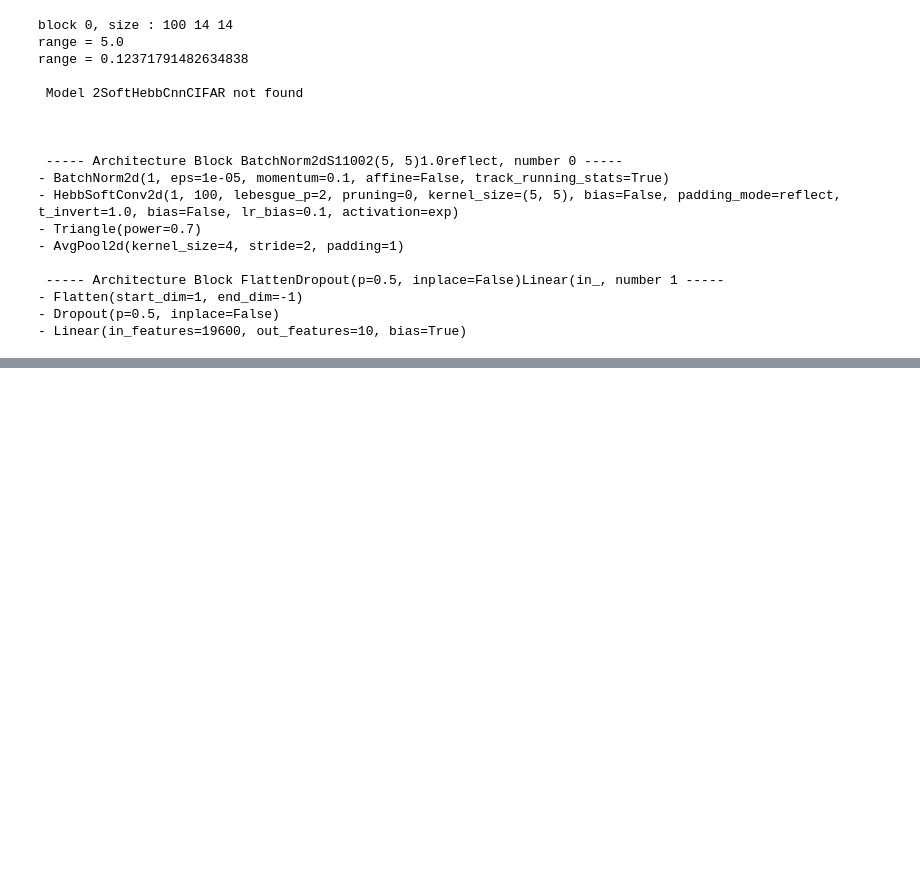
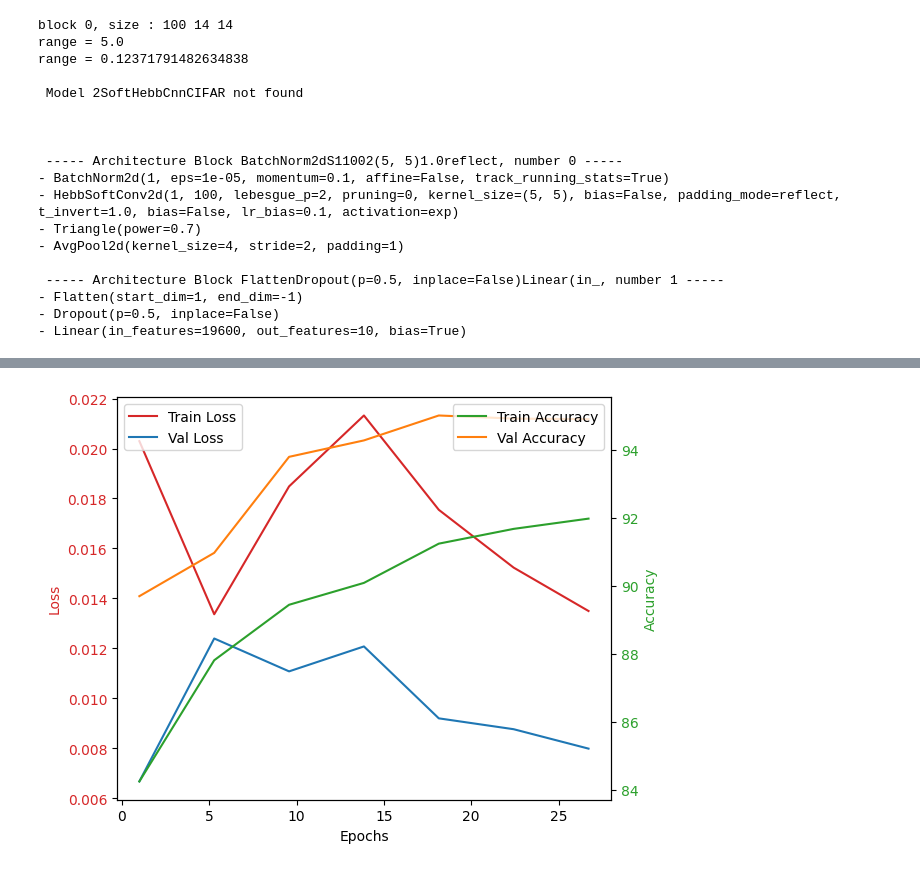
Before and after one commit to ArthurSSS9966/SoftHebb, a Jupyter notebook: NMA_Project.ipynb, the cells around one changed output, grey strips where cells are left out. Saved outputs shown, nothing was run; the diff lists cells and outputs as text; code cells hidden in the pictures; blank space fills up the shorter version.

```diff
--- a/NMA_Project.ipynb
+++ b/NMA_Project.ipynb
@@ -84,7 +84,7 @@ def train_model(
             log_batch = log.step(epoch, log_batch, loss_test, acc_test, lr, save=True)
             log.verbose()
 
-            _, train_loss, train_acc, _, _ = log.data[-1]
+            _, train_loss, train_acc, loss_test, acc_test = log.data[-1]
 
             train_performance['loss'].append(train_loss)
             train_performance['accuracy'].append(train_acc)
@@ -93,15 +93,16 @@ def train_model(
 
     return train_performance, val_performance
 # %%
-def plotTrainValLoss(train_performance, val_performance, name_model):
-    epochs = np.arange(1, 16, 15/len(train_performance['loss']))
+def plotTrainValLoss(train_performance, val_performance, name_model, total_epoch=15):
+
+    epochs = np.arange(1, total_epoch+1, total_epoch/len(train_performance['loss']))
 
     trainloss = train_performance['loss']
     valloss = val_performance['loss']
     train_accu = train_performance['accuracy']
     val_accu = val_performance['accuracy']
 
-    # Plot the loss and accuracy on the same plot with twin y axis
+    # Plot the loss and accuracy on the same plot with twin y-axis
     fig, ax1 = plt.subplots()
     ax1.set_xlabel('Epochs')
     ax1.set_ylabel('Loss', color='tab:red')
@@ -199,10 +201,11 @@ range = 0.12371791482634838
 # %%
 log = Log(cnn_train_config)
 config = cnn_train_config['t1']
+total_epoch = 30
 
 CnnHebb_loss, CnnHebb_valloss = train_model(
-                                            15,
-                                            3,
+                                            total_epoch,
+                                            5,
                                             0.001,
                                             name_model,
                                             SoftHebb_CNN_model,
@@ -221,5 +229,7 @@ Epoch: [3/100]  lr: 1.00e-03    time: 00:02:39  Loss_train 0.01137      Acc_trai
 # %%
-plotTrainValLoss(CnnHebb_loss, CnnHebb_valloss, name_model)
+plotTrainValLoss(CnnHebb_loss, CnnHebb_valloss, name_model, total_epoch)
+# %% [output]
+[figure, added]
 # %%
 criterion = nn.CrossEntropyLoss()
 loss_test, acc_test = evaluate_sup(SoftHebb_CNN_model, criterion, test_loader, device)
```
Also changed, not shown: parts of 3 cells of this notebook.
